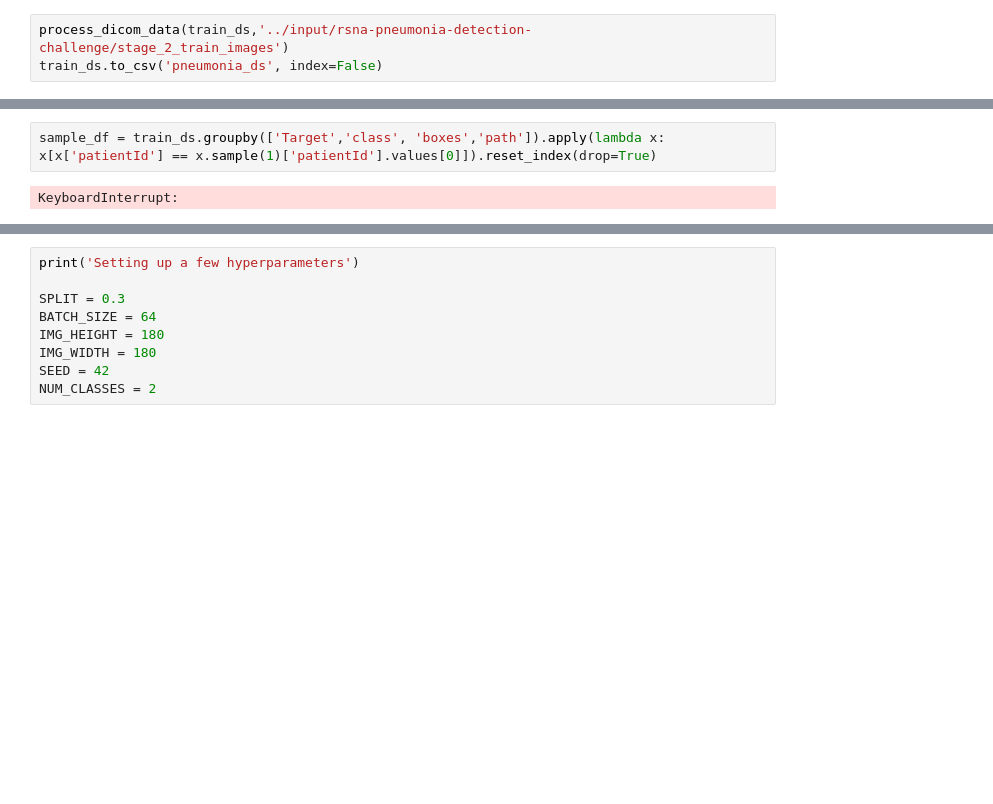
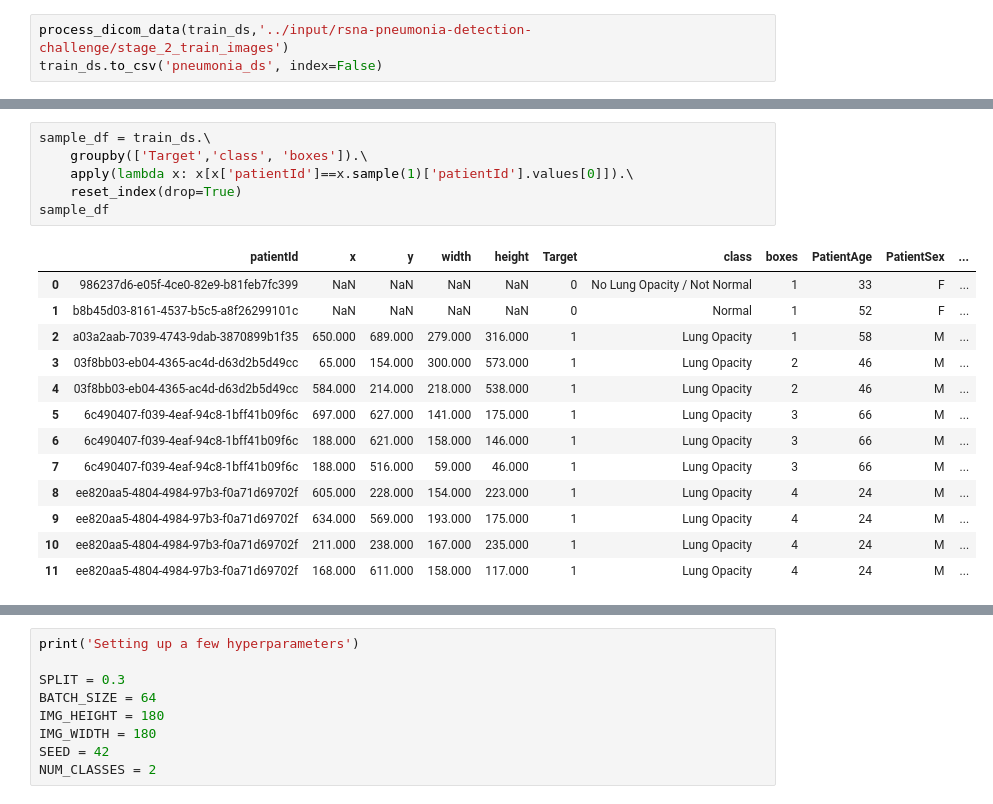
Before and after one commit to the-ogre/ComputerVision-Classification-PneumoniaDetectionXrayV3, a Jupyter notebook: modified-unet-on-rsna-pneumonia-dataset.ipynb, the cells around one changed output, grey strips where cells are left out. Cells and saved outputs as stored; diff of their text form; blank space fills up the shorter version.

```diff
--- a/modified-unet-on-rsna-pneumonia-dataset.ipynb
+++ b/modified-unet-on-rsna-pneumonia-dataset.ipynb
@@ -159,6 +156,22 @@ train_ds.head()
 # %%
-sample_df = train_ds.groupby(['Target','class', 'boxes','path']).apply(lambda x: x[x['patientId'] == x.sample(1)['patientId'].values[0]]).reset_index(drop=True)
+sample_df = train_ds.\
+    groupby(['Target','class', 'boxes']).\
+    apply(lambda x: x[x['patientId']==x.sample(1)['patientId'].values[0]]).\
+    reset_index(drop=True)
+sample_df
 # %% [output]
-KeyboardInterrupt:
+|  | patientId | x | y | width | height | Target | class | boxes | PatientAge | PatientSex | ... |
+| 0 | 986237d6-e05f-4ce0-82e9-b81feb7fc399 | NaN | NaN | NaN | NaN | 0 | No Lung Opacity / Not Normal | 1 | 33 | F | ... |
+| 1 | b8b45d03-8161-4537-b5c5-a8f26299101c | NaN | NaN | NaN | NaN | 0 | Normal | 1 | 52 | F | ... |
+| 2 | a03a2aab-7039-4743-9dab-3870899b1f35 | 650.000 | 689.000 | 279.000 | 316.000 | 1 | Lung Opacity | 1 | 58 | M | ... |
+| 3 | 03f8bb03-eb04-4365-ac4d-d63d2b5d49cc | 65.000 | 154.000 | 300.000 | 573.000 | 1 | Lung Opacity | 2 | 46 | M | ... |
+| 4 | 03f8bb03-eb04-4365-ac4d-d63d2b5d49cc | 584.000 | 214.000 | 218.000 | 538.000 | 1 | Lung Opacity | 2 | 46 | M | ... |
+| 5 | 6c490407-f039-4eaf-94c8-1bff41b09f6c | 697.000 | 627.000 | 141.000 | 175.000 | 1 | Lung Opacity | 3 | 66 | M | ... |
+| 6 | 6c490407-f039-4eaf-94c8-1bff41b09f6c | 188.000 | 621.000 | 158.000 | 146.000 | 1 | Lung Opacity | 3 | 66 | M | ... |
+| 7 | 6c490407-f039-4eaf-94c8-1bff41b09f6c | 188.000 | 516.000 | 59.000 | 46.000 | 1 | Lung Opacity | 3 | 66 | M | ... |
+| 8 | ee820aa5-4804-4984-97b3-f0a71d69702f | 605.000 | 228.000 | 154.000 | 223.000 | 1 | Lung Opacity | 4 | 24 | M | ... |
+| 9 | ee820aa5-4804-4984-97b3-f0a71d69702f | 634.000 | 569.000 | 193.000 | 175.000 | 1 | Lung Opacity | 4 | 24 | M | ... |
+| 10 | ee820aa5-4804-4984-97b3-f0a71d69702f | 211.000 | 238.000 | 167.000 | 235.000 | 1 | Lung Opacity | 4 | 24 | M | ... |
+| 11 | ee820aa5-4804-4984-97b3-f0a71d69702f | 168.000 | 611.000 | 158.000 | 117.000 | 1 | Lung Opacity | 4 | 24 | M | ... |
 # %%
 fig, m_axs = plt.subplots(3, 2, figsize = (20, 20))
```
Also changed, not shown: parts of 11 cells of this notebook.
